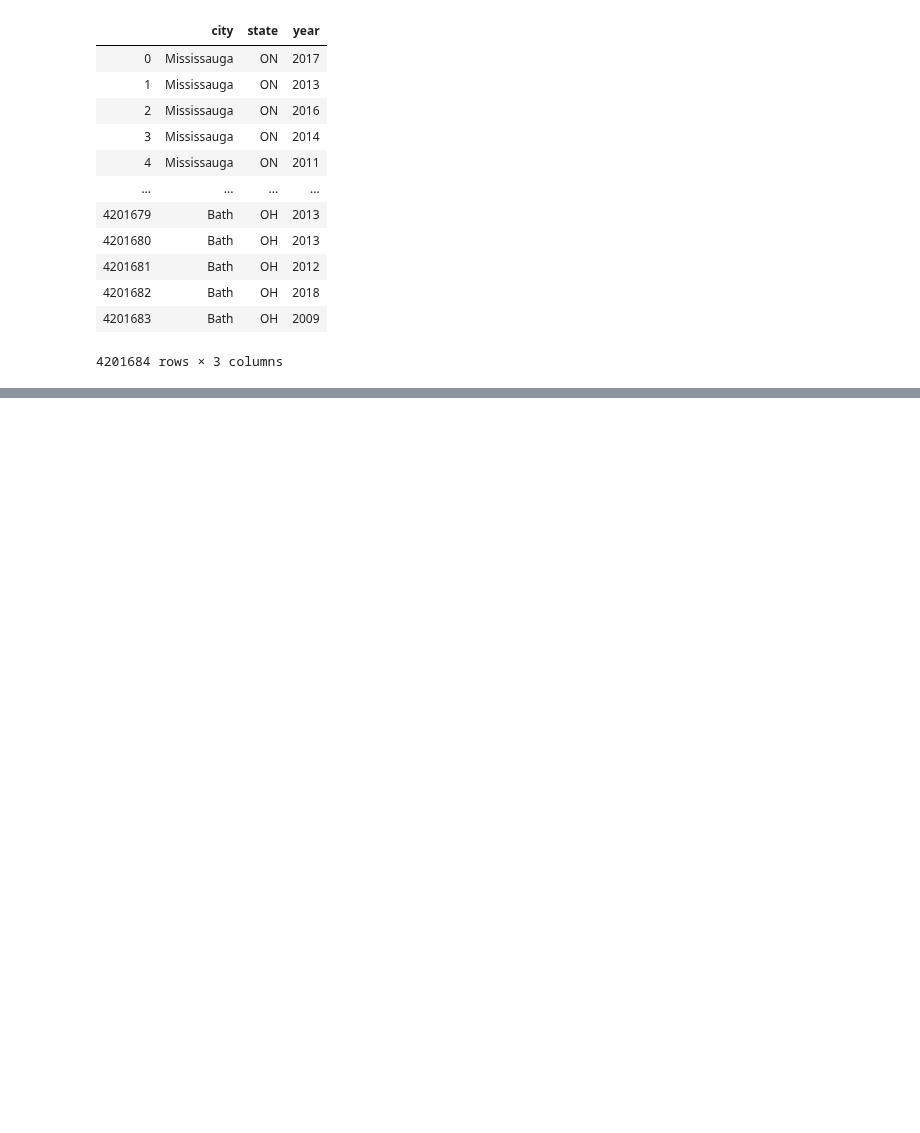
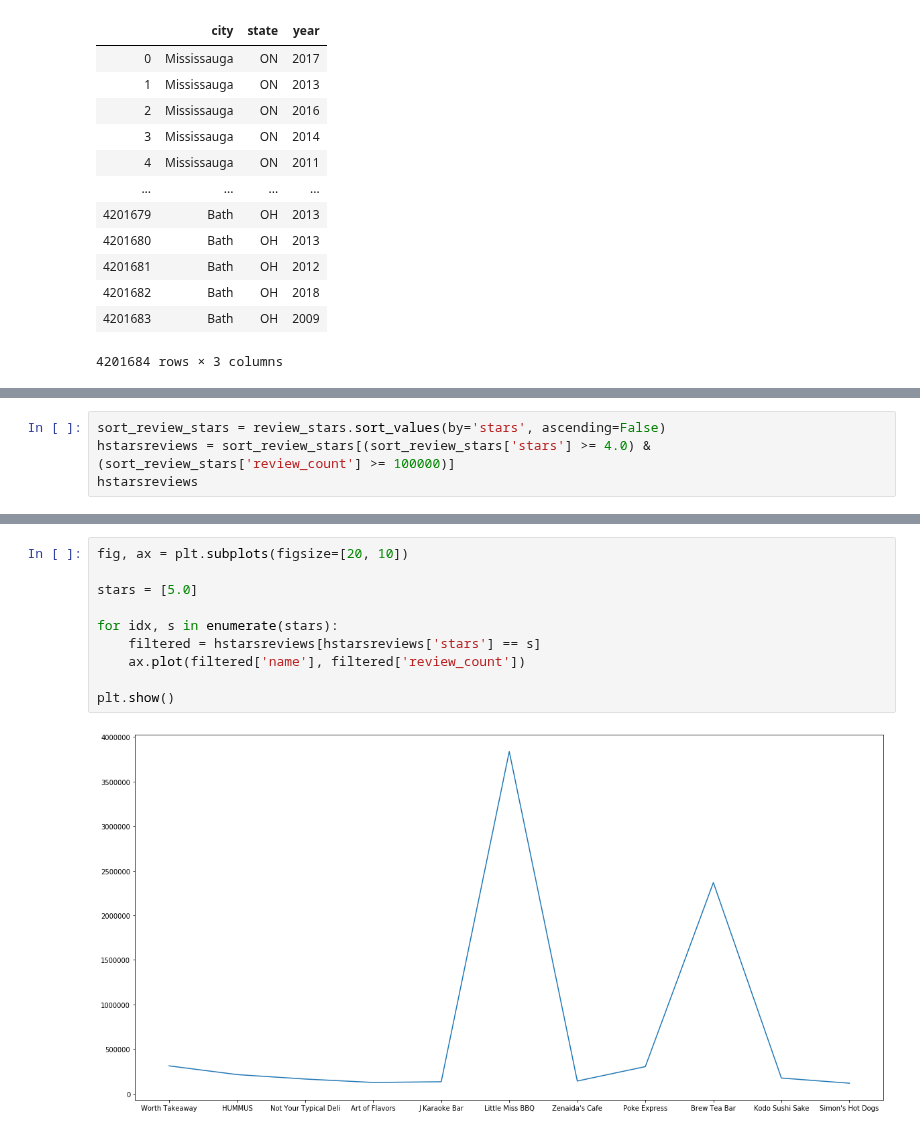
Before and after one commit to yueweng/restaurant-reviews, a Jupyter notebook: project.ipynb, the cells around one changed output, grey strips where cells are left out. Drawn from its saved outputs; the diff is of its cells as text; blank space fills up the shorter version.

Commit message:
add category graph

```diff
--- a/project.ipynb
+++ b/project.ipynb
@@ -322,0 +333,4 @@ review_stars
+# %%
+sort_review_stars = review_stars.sort_values(by='stars', ascending=False)
+hstarsreviews = sort_review_stars[(sort_review_stars['stars'] >= 4.0) & (sort_review_stars['review_count'] >= 100000)]
+hstarsreviews
@@ -322,0 +351,12 @@ review_stars
+# %%
+fig, ax = plt.subplots(figsize=[20, 10])
+
+stars = [5.0]
+
+for idx, s in enumerate(stars):
+    filtered = hstarsreviews[hstarsreviews['stars'] == s]
+    ax.plot(filtered['name'], filtered['review_count'])
+
+plt.show()
+# %% [output]
+[figure, added]
```
Also changed, not shown: parts of 19 cells of this notebook, 3 other files.
